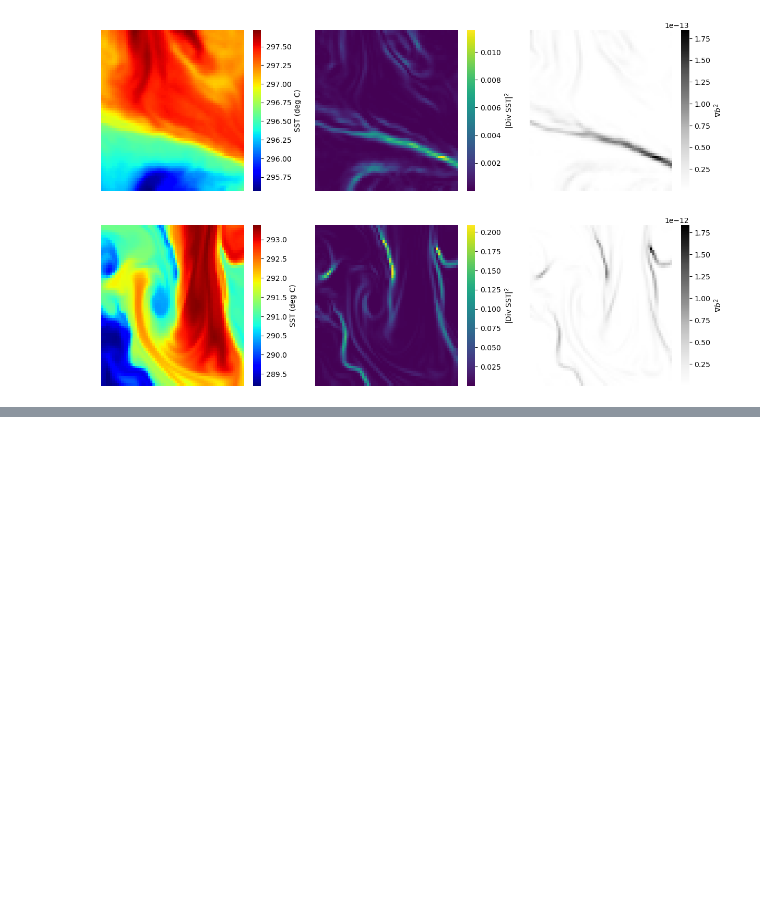
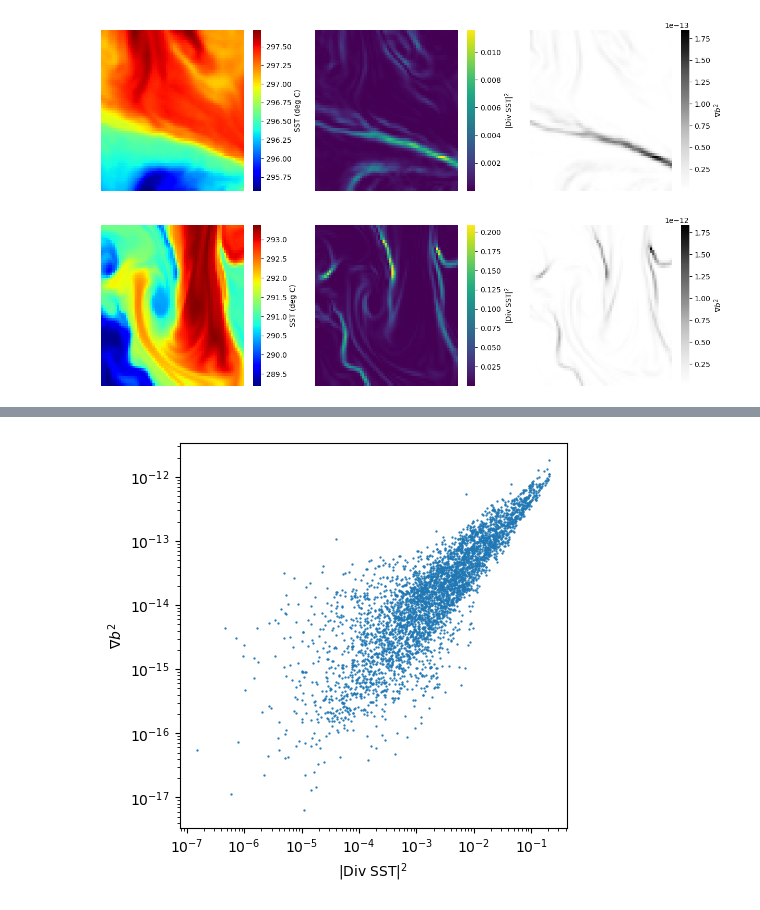
Before and after one commit to Sea-Meets-the-Stars/fronts, a Jupyter notebook: nb/Exploring_SST.ipynb, the cells around one changed output, grey strips where cells are left out. Cells and saved outputs as stored; diff of their text form; code cells hidden in the pictures; blank space fills up the shorter version.

```diff
--- a/nb/Exploring_SST.ipynb
+++ b/nb/Exploring_SST.ipynb
@@ -63,0 +97,4 @@ plot_example(idx)
+# %%
+scatter_me(700)#, xmnx=(1e-9, None))
+# %% [output]
+[figure, added]
```
Also changed, not shown: parts of 6 cells of this notebook.
